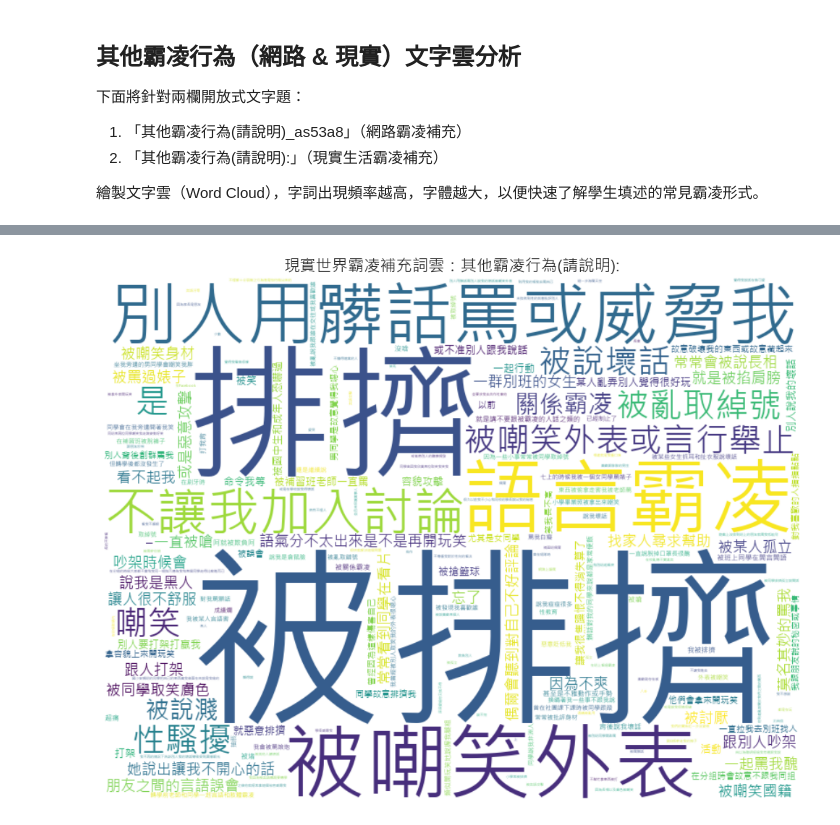
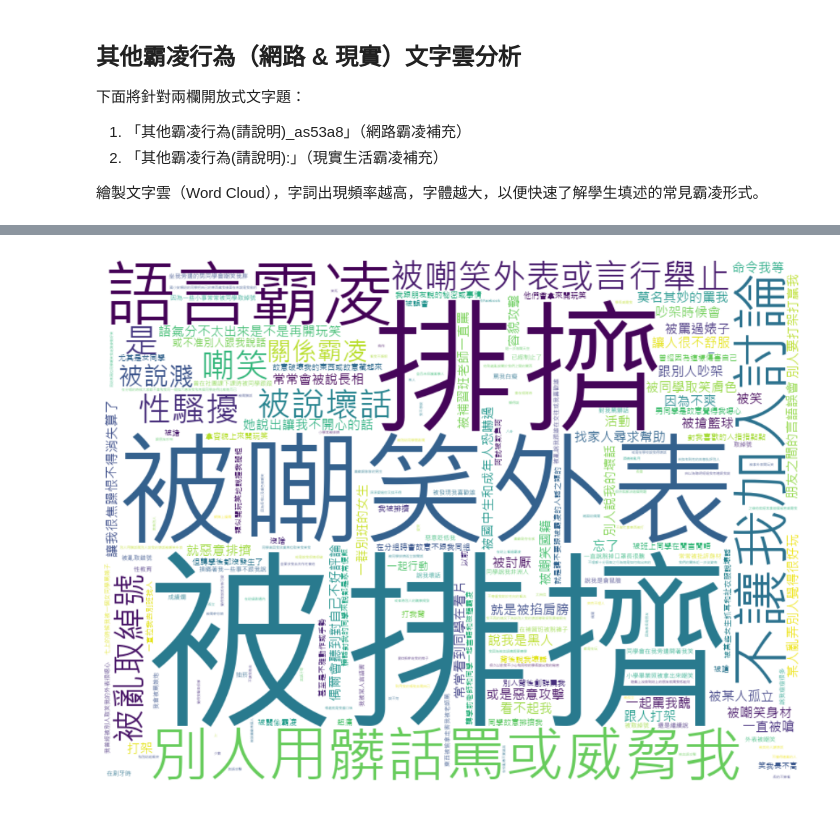
Before and after one commit to HYHsiao0625/tigps_analysis, a Jupyter notebook: src/target4.ipynb, the cells around one changed output, grey strips where cells are left out. Drawn from its saved outputs; the diff is of its cells as text; code cells hidden in the pictures.

```diff
--- a/src/target4.ipynb
+++ b/src/target4.ipynb
@@ -699,32 +628,31 @@ from wordcloud import WordCloud, STOPWORDS
 col_real = "其他霸凌行為(請說明):"
 
 # 原始文字欄位（先 dropna、轉成字串）
 texts_real = df_s[col_real].dropna().astype(str)
 
 # 用正則同時篩掉只要「包含」以下關鍵詞的整筆
 texts_real = texts_real[~texts_real.str.contains("跳答|無意義作答|拒答|系統遺漏值|無|有|不知道|不清楚忘記了")]
 
 # 將剩下的文字合併
 all_text_real = " ".join(texts_real)
 
 # 準備停用詞
 stopwords = set(STOPWORDS)
 
 # 使用微軟正黑體（Windows）
 wc_real = WordCloud(
     font_path="C:/Windows/Fonts/msjh.ttc",
     background_color="white",
     stopwords=stopwords,
     width=800,
     height=600,
     collocations=False
 ).generate(all_text_real)
 
 plt.figure(figsize=(10, 8))
 plt.imshow(wc_real, interpolation="bilinear")
 plt.axis("off")
-plt.title("現實世界霸凌補充詞雲：其他霸凌行為(請說明):", fontsize=16)
 plt.tight_layout()
 plt.show()
 # %% [output]
-[figure, old version]
+[figure, new version]
```
Also changed, not shown: parts of 5 cells of this notebook.
